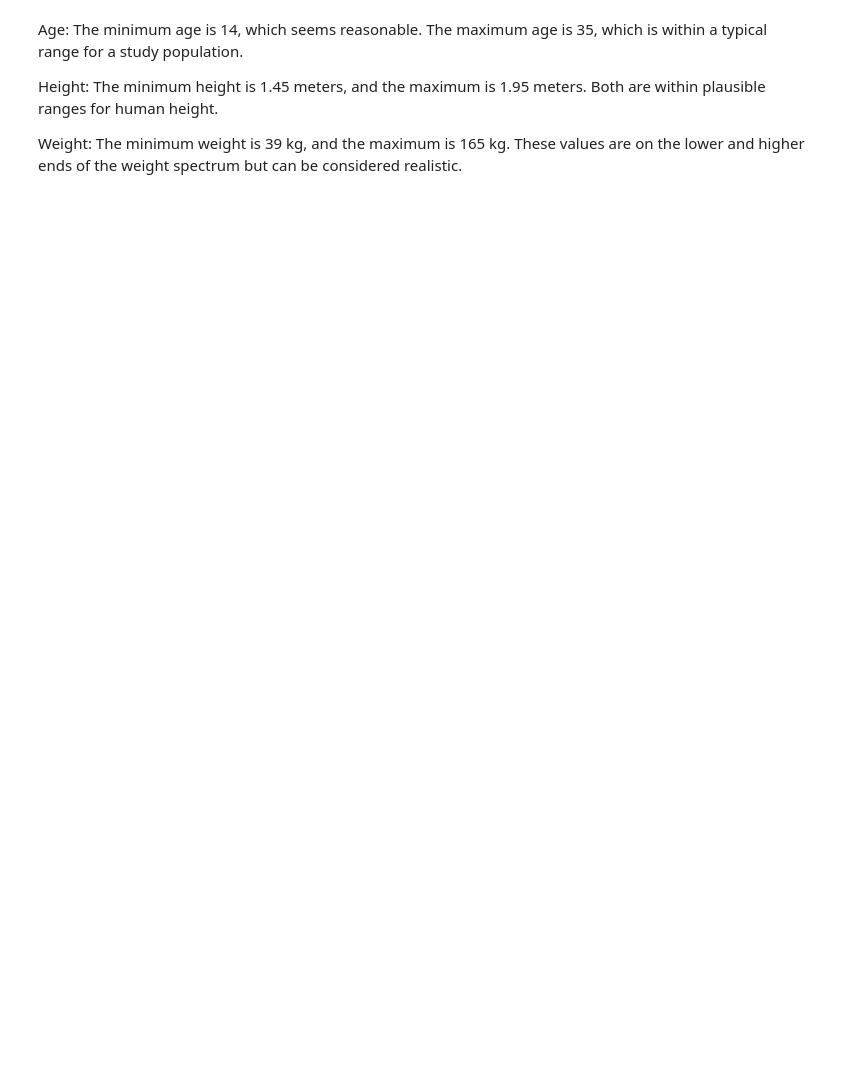
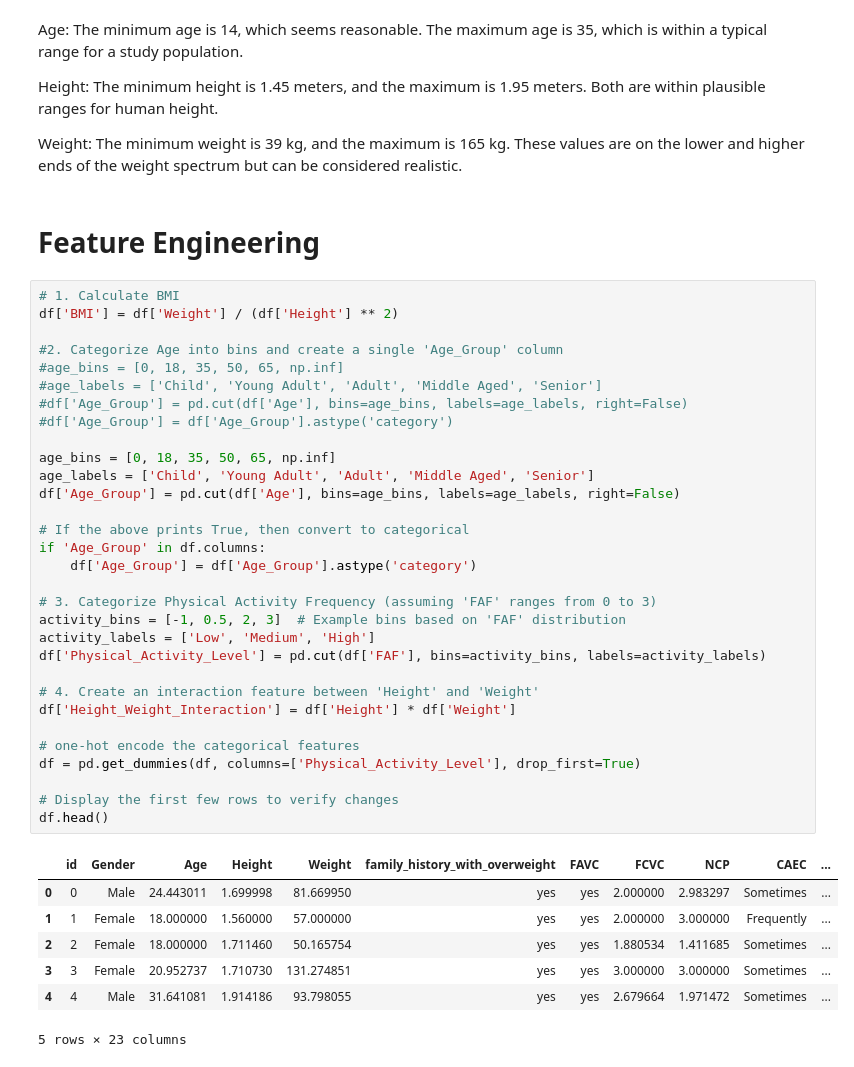
Before and after one commit to swathibommina/Projects, a Jupyter notebook: multi-class-prediction-of-obesity-risk.ipynb, the cells around one changed output. Drawn from its saved outputs; the diff is of its cells as text; blank space fills up the shorter version.

```diff
--- a/multi-class-prediction-of-obesity-risk.ipynb
+++ b/multi-class-prediction-of-obesity-risk.ipynb
@@ -198,3 +198,44 @@ Age: The minimum age is 14, which seems reasonable. The maximum age is 35, which
 Height: The minimum height is 1.45 meters, and the maximum is 1.95 meters. Both are within plausible ranges for human height.
 
 Weight: The minimum weight is 39 kg, and the maximum is 165 kg. These values are on the lower and higher ends of the weight spectrum but can be considered realistic.
+# %% [markdown]
+# Feature Engineering
+# %%
+# 1. Calculate BMI
+df['BMI'] = df['Weight'] / (df['Height'] ** 2)
+
+#2. Categorize Age into bins and create a single 'Age_Group' column
+#age_bins = [0, 18, 35, 50, 65, np.inf]
+#age_labels = ['Child', 'Young Adult', 'Adult', 'Middle Aged', 'Senior']
+#df['Age_Group'] = pd.cut(df['Age'], bins=age_bins, labels=age_labels, right=False)
+#df['Age_Group'] = df['Age_Group'].astype('category')
+
+age_bins = [0, 18, 35, 50, 65, np.inf]
+age_labels = ['Child', 'Young Adult', 'Adult', 'Middle Aged', 'Senior']
+df['Age_Group'] = pd.cut(df['Age'], bins=age_bins, labels=age_labels, right=False)
+
+# If the above prints True, then convert to categorical
+if 'Age_Group' in df.columns:
+    df['Age_Group'] = df['Age_Group'].astype('category')
+
+# 3. Categorize Physical Activity Frequency (assuming 'FAF' ranges from 0 to 3)
+activity_bins = [-1, 0.5, 2, 3]  # Example bins based on 'FAF' distribution
+activity_labels = ['Low', 'Medium', 'High']
+df['Physical_Activity_Level'] = pd.cut(df['FAF'], bins=activity_bins, labels=activity_labels)
+
+# 4. Create an interaction feature between 'Height' and 'Weight'
+df['Height_Weight_Interaction'] = df['Height'] * df['Weight']
+
+# one-hot encode the categorical features
+df = pd.get_dummies(df, columns=['Physical_Activity_Level'], drop_first=True)
+
+# Display the first few rows to verify changes
+df.head()
+# %% [output]
+|  | id | Gender | Age | Height | Weight | family_history_with_overweight | FAVC | FCVC | NCP | CAEC | ... |
+| 0 | 0 | Male | 24.443011 | 1.699998 | 81.669950 | yes | yes | 2.000000 | 2.983297 | Sometimes | ... |
+| 1 | 1 | Female | 18.000000 | 1.560000 | 57.000000 | yes | yes | 2.000000 | 3.000000 | Frequently | ... |
+| 2 | 2 | Female | 18.000000 | 1.711460 | 50.165754 | yes | yes | 1.880534 | 1.411685 | Sometimes | ... |
+| 3 | 3 | Female | 20.952737 | 1.710730 | 131.274851 | yes | yes | 3.000000 | 3.000000 | Sometimes | ... |
+| 4 | 4 | Male | 31.641081 | 1.914186 | 93.798055 | yes | yes | 2.679664 | 1.971472 | Sometimes | ... |
+5 rows × 23 columns
```
Also changed, not shown: parts of 1 cell of this notebook.
